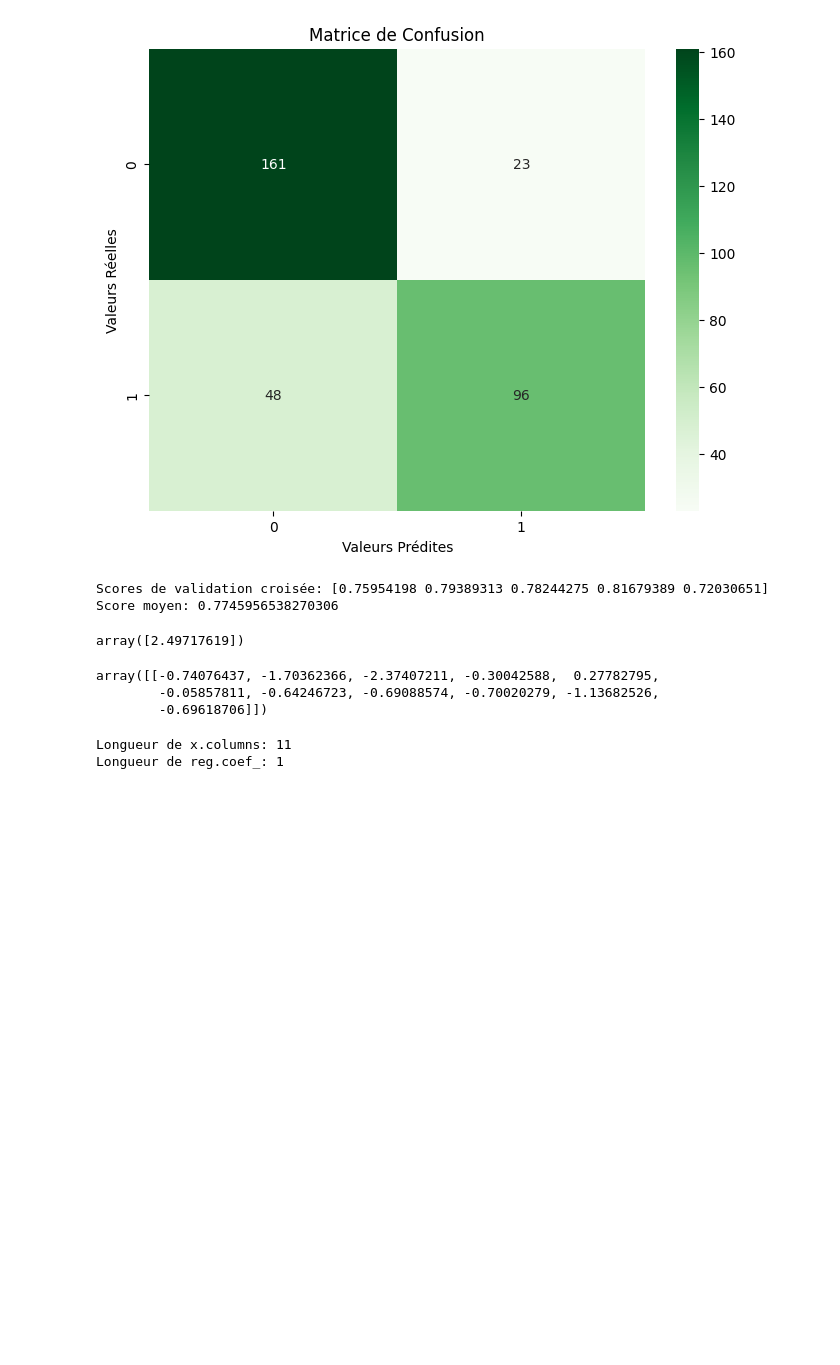
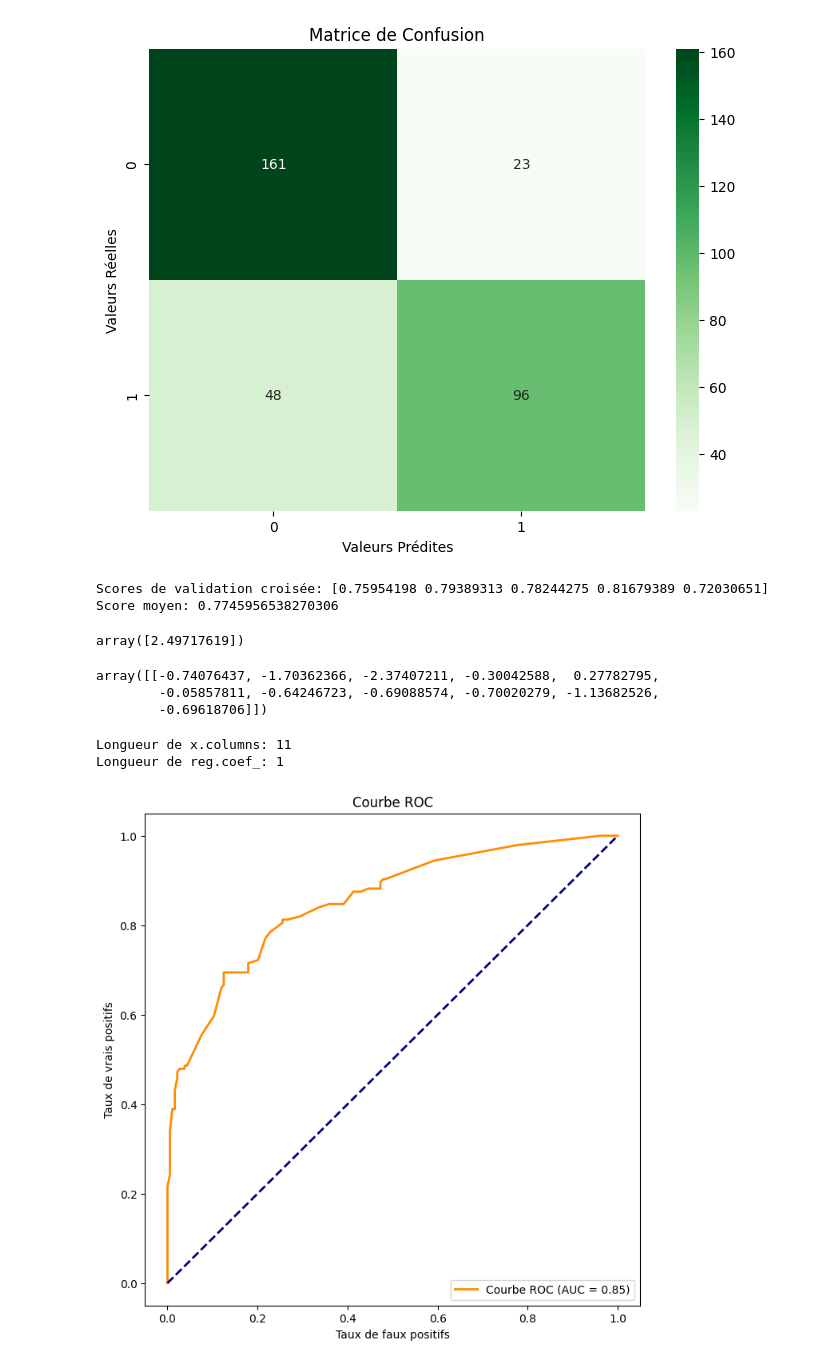
Before and after one commit to TCHAI1010/mlops, a Jupyter notebook: test_package.ipynb, the cells around one changed output. Saved outputs shown, nothing was run; the diff lists cells and outputs as text; code cells hidden in the pictures; blank space fills up the shorter version.

```diff
--- a/test_package.ipynb
+++ b/test_package.ipynb
@@ -83,3 +85,7 @@ print("Longueur de reg.coef_:", len(reg.coef_))
 # %% [output]
 Longueur de x.columns: 11
 Longueur de reg.coef_: 1
+# %%
+model_visuaize(reg,x,y)
+# %% [output]
+[figure, added]
```
Also changed, not shown: parts of 1 cell of this notebook, 2 other files.
